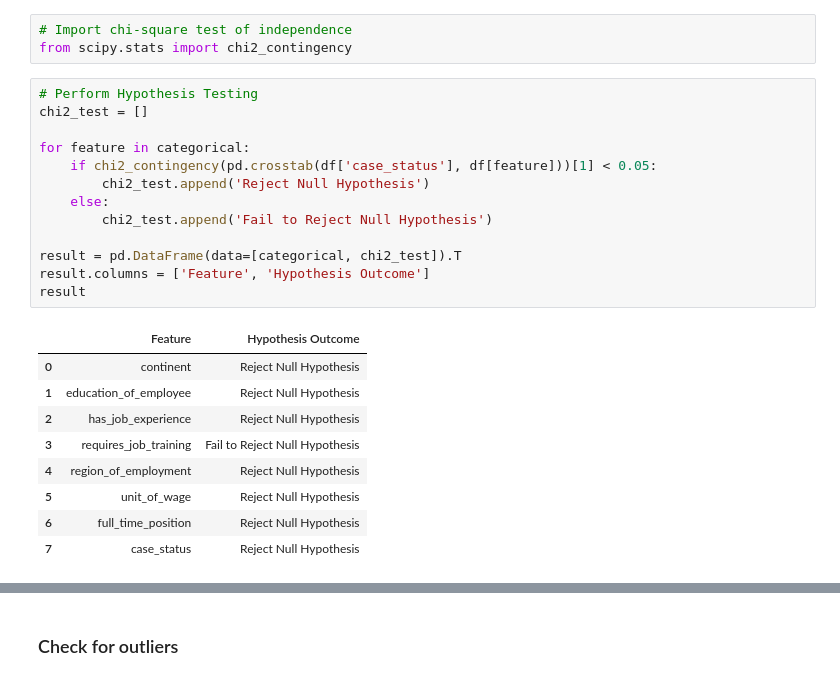
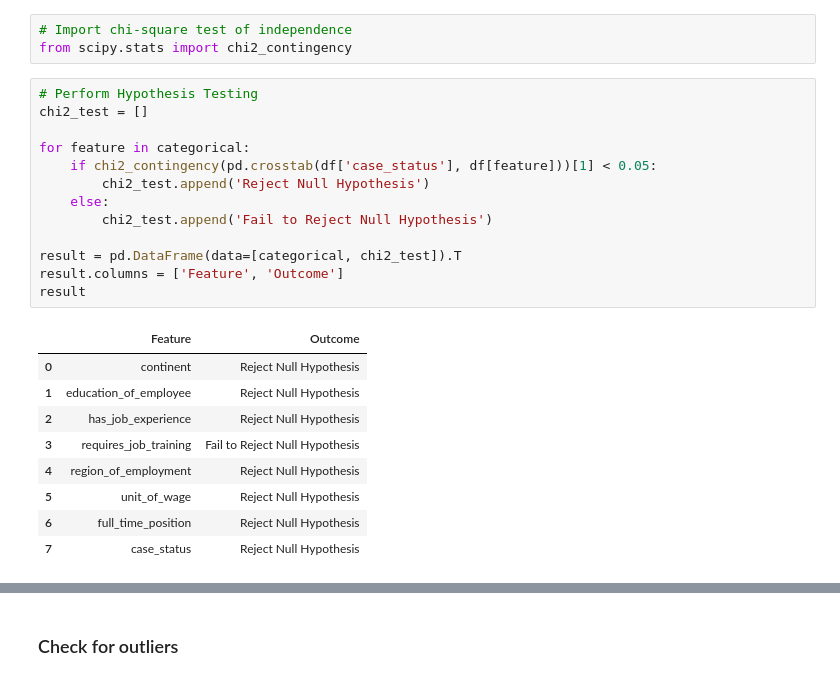
Before and after one commit to wanyingng/visa-approval-prediction, a Jupyter notebook: notebook/eda.ipynb, the cells around one changed output, grey strips where cells are left out. Drawn from its saved outputs; the diff is of its cells as text.

```diff
--- a/notebook/eda.ipynb
+++ b/notebook/eda.ipynb
@@ -538,18 +560,18 @@ from scipy.stats import chi2_contingency
 # %%
 # Perform Hypothesis Testing
 chi2_test = []
 
 for feature in categorical:
     if chi2_contingency(pd.crosstab(df['case_status'], df[feature]))[1] < 0.05:
         chi2_test.append('Reject Null Hypothesis')
     else:
         chi2_test.append('Fail to Reject Null Hypothesis')
 
 result = pd.DataFrame(data=[categorical, chi2_test]).T
-result.columns = ['Feature', 'Hypothesis Outcome']
+result.columns = ['Feature', 'Outcome']
 result
 # %% [output]
-|  | Feature | Hypothesis Outcome |
+|  | Feature | Outcome |
 | 0 | continent | Reject Null Hypothesis |
 | 1 | education_of_employee | Reject Null Hypothesis |
 | 2 | has_job_experience | Reject Null Hypothesis |
```
Also changed, not shown: parts of 17 cells of this notebook.
